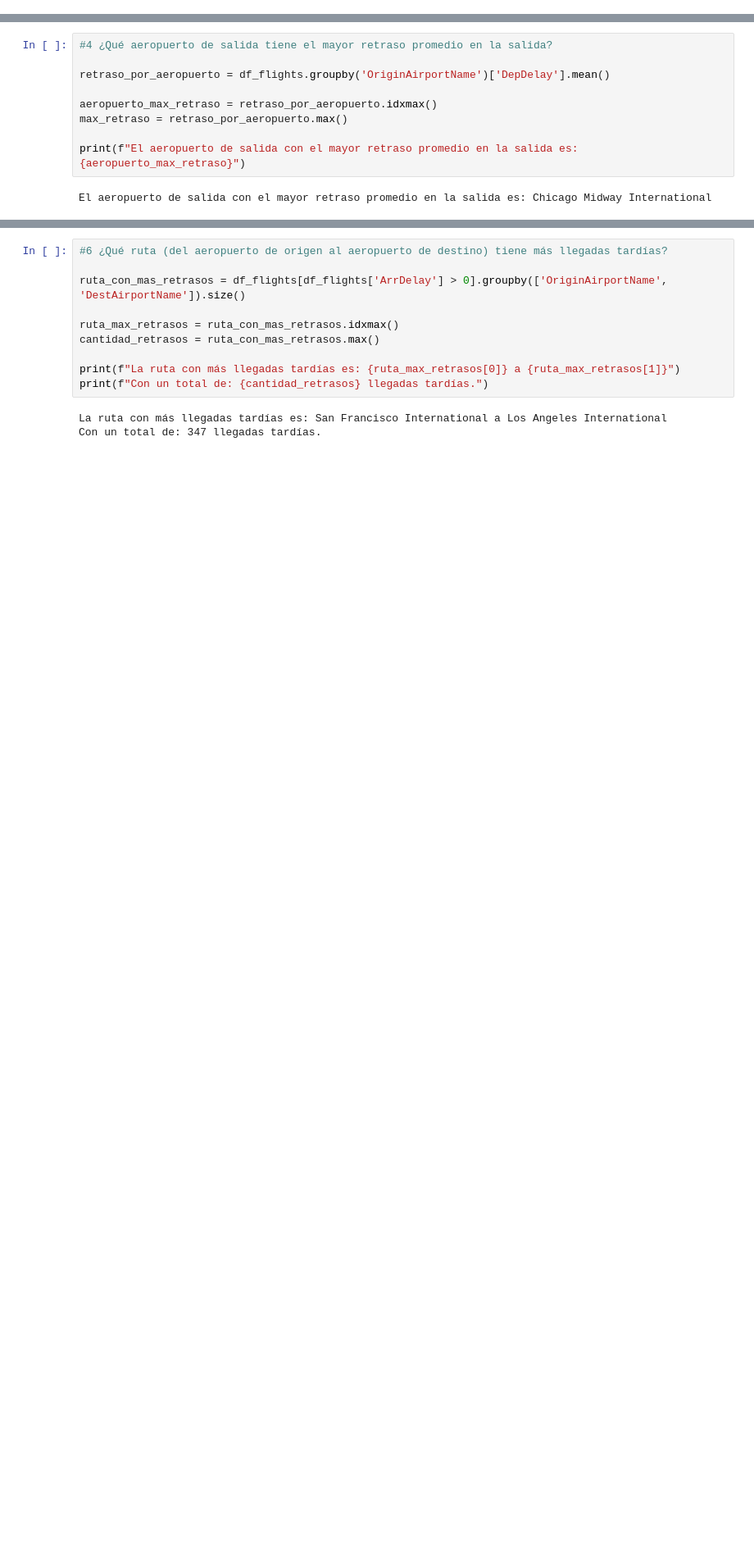
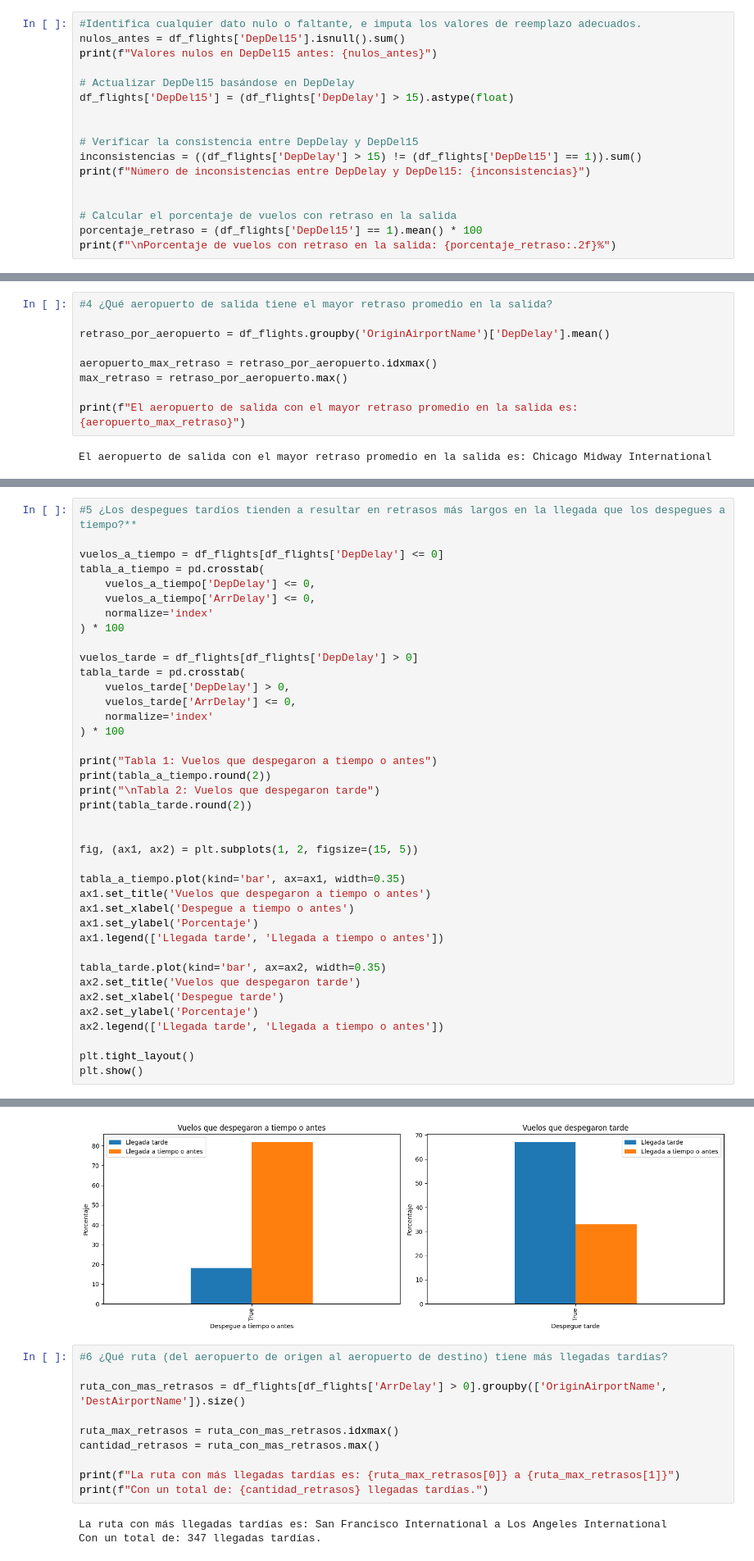
Before and after one commit to Lalolara12/Examen_Vanguardia_1, a Jupyter notebook: Examen Primer Parcial/Pandas_Flights_Challenge.ipynb, the cells around one changed output, grey strips where cells are left out. Shown at 82% size. Saved outputs shown, nothing was run; the diff lists cells and outputs as text; blank space fills up the shorter version.

Commit message:
Correccion limpieza de datos , Correcion ejercicio 2.5

```diff
--- a/Examen Primer Parcial/Pandas_Flights_Challenge.ipynb
+++ b/Examen Primer Parcial/Pandas_Flights_Challenge.ipynb
@@ -112,0 +84,17 @@ For example, when doing 'df[col].method(value, inplace=True)', try using 'df.met
+# %%
+#Identifica cualquier dato nulo o faltante, e imputa los valores de reemplazo adecuados.
+nulos_antes = df_flights['DepDel15'].isnull().sum()
+print(f"Valores nulos en DepDel15 antes: {nulos_antes}")
+
+# Actualizar DepDel15 basándose en DepDelay
+df_flights['DepDel15'] = (df_flights['DepDelay'] > 15).astype(float)
+
+
+# Verificar la consistencia entre DepDelay y DepDel15
+inconsistencias = ((df_flights['DepDelay'] > 15) != (df_flights['DepDel15'] == 1)).sum()
+print(f"Número de inconsistencias entre DepDelay y DepDel15: {inconsistencias}")
+
+
+# Calcular el porcentaje de vuelos con retraso en la salida
+porcentaje_retraso = (df_flights['DepDel15'] == 1).mean() * 100
+print(f"\nPorcentaje de vuelos con retraso en la salida: {porcentaje_retraso:.2f}%")
@@ -221,0 +195,40 @@ Los despegues tardíos tienden a resultar en retrasos más largos en la llegada:
+# %%
+#5 ¿Los despegues tardíos tienden a resultar en retrasos más largos en la llegada que los despegues a tiempo?**
+
+vuelos_a_tiempo = df_flights[df_flights['DepDelay'] <= 0]
+tabla_a_tiempo = pd.crosstab(
+    vuelos_a_tiempo['DepDelay'] <= 0,
+    vuelos_a_tiempo['ArrDelay'] <= 0,
+    normalize='index'
+) * 100
+
+vuelos_tarde = df_flights[df_flights['DepDelay'] > 0]
+tabla_tarde = pd.crosstab(
+    vuelos_tarde['DepDelay'] > 0,
+    vuelos_tarde['ArrDelay'] <= 0,
+    normalize='index'
+) * 100
+
+print("Tabla 1: Vuelos que despegaron a tiempo o antes")
+print(tabla_a_tiempo.round(2))
+print("\nTabla 2: Vuelos que despegaron tarde")
+print(tabla_tarde.round(2))
+
+
+fig, (ax1, ax2) = plt.subplots(1, 2, figsize=(15, 5))
+
+tabla_a_tiempo.plot(kind='bar', ax=ax1, width=0.35)
+ax1.set_title('Vuelos que despegaron a tiempo o antes')
+ax1.set_xlabel('Despegue a tiempo o antes')
+ax1.set_ylabel('Porcentaje')
+ax1.legend(['Llegada tarde', 'Llegada a tiempo o antes'])
+
+tabla_tarde.plot(kind='bar', ax=ax2, width=0.35)
+ax2.set_title('Vuelos que despegaron tarde')
+ax2.set_xlabel('Despegue tarde')
+ax2.set_ylabel('Porcentaje')
+ax2.legend(['Llegada tarde', 'Llegada a tiempo o antes'])
+
+plt.tight_layout()
+plt.show()
+# %% [output]
@@ -222,3 +244,4 @@ Los despegues tardíos tienden a resultar en retrasos más largos en la llegada:
+[figure, added]
 # %%
 #6 ¿Qué ruta (del aeropuerto de origen al aeropuerto de destino) tiene más llegadas tardías?
 
```
Also changed, not shown: parts of 4 cells of this notebook.
